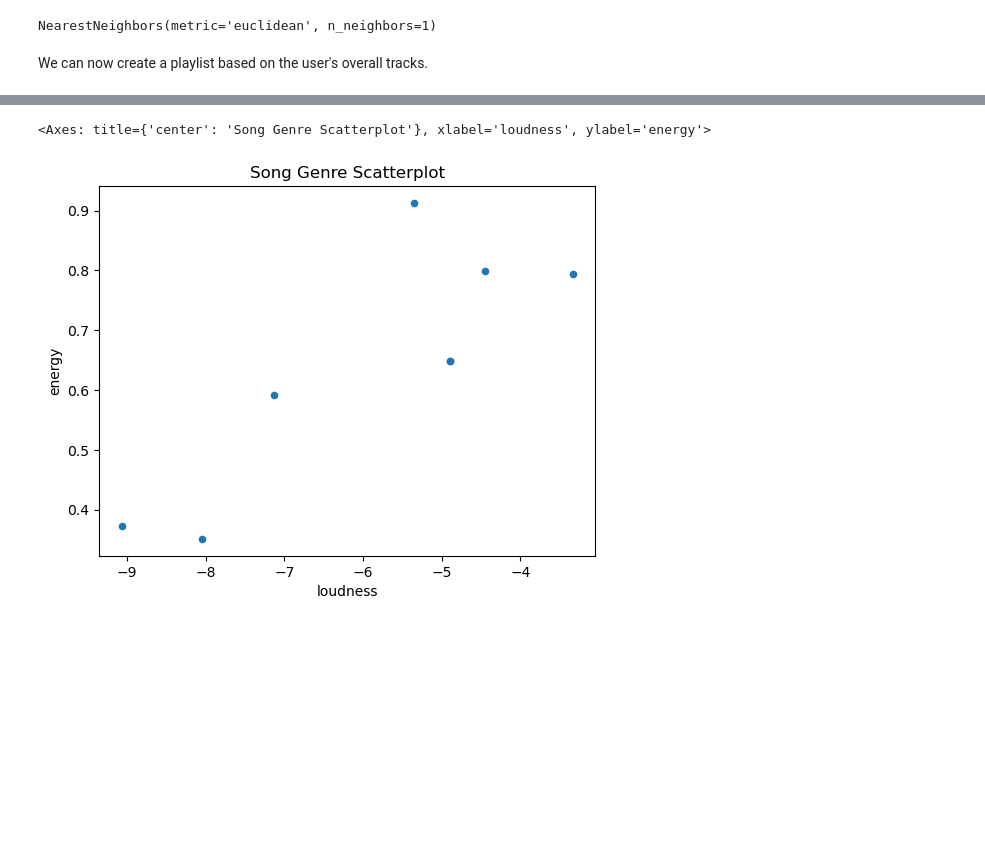
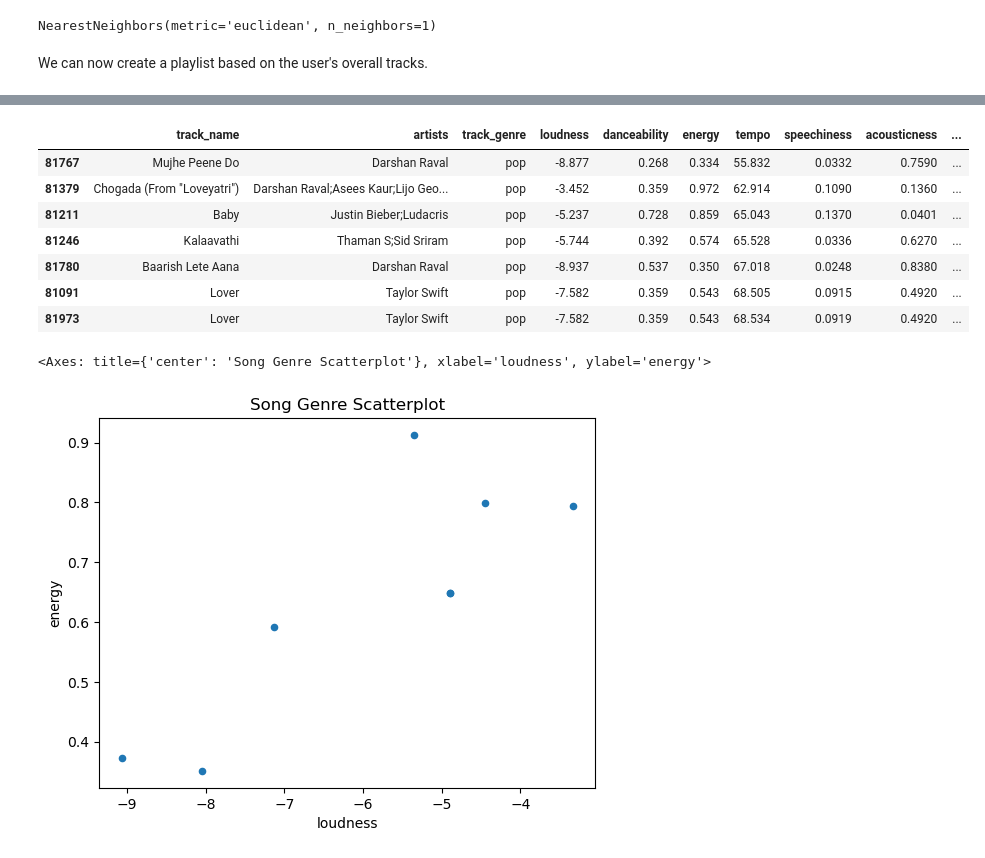
Before and after one commit to avajts/pic16b_project, a Jupyter notebook: music_rec.ipynb, the cells around one changed output, grey strips where cells are left out. Cells and saved outputs as stored; diff of their text form; code cells hidden in the pictures; blank space fills up the shorter version.

```diff
--- a/music_rec.ipynb
+++ b/music_rec.ipynb
@@ -364,0 +388,4 @@ recommendations
+# %%
+from music_rec import recommend_songs
+recommend_songs(df_users_filtered, df_spotify_tracks, genre = 'pop')
+# %% [output]
@@ -365,3 +393,11 @@ recommendations
+|  | track_name | artists | track_genre | loudness | danceability | energy | tempo | speechiness | acousticness | ... |
+| 81767 | Mujhe Peene Do | Darshan Raval | pop | -8.877 | 0.268 | 0.334 | 55.832 | 0.0332 | 0.7590 | ... |
+| 81379 | Chogada (From "Loveyatri") | Darshan Raval;Asees Kaur;Lijo Geo... | pop | -3.452 | 0.359 | 0.972 | 62.914 | 0.1090 | 0.1360 | ... |
+| 81211 | Baby | Justin Bieber;Ludacris | pop | -5.237 | 0.728 | 0.859 | 65.043 | 0.1370 | 0.0401 | ... |
+| 81246 | Kalaavathi | Thaman S;Sid Sriram | pop | -5.744 | 0.392 | 0.574 | 65.528 | 0.0336 | 0.6270 | ... |
+| 81780 | Baarish Lete Aana | Darshan Raval | pop | -8.937 | 0.537 | 0.350 | 67.018 | 0.0248 | 0.8380 | ... |
+| 81091 | Lover | Taylor Swift | pop | -7.582 | 0.359 | 0.543 | 68.505 | 0.0915 | 0.4920 | ... |
+| 81973 | Lover | Taylor Swift | pop | -7.582 | 0.359 | 0.543 | 68.534 | 0.0919 | 0.4920 | ... |
 # %%
 # Filter for the specific genre
 
```
Also changed, not shown: parts of 13 cells of this notebook, 5 other files.
